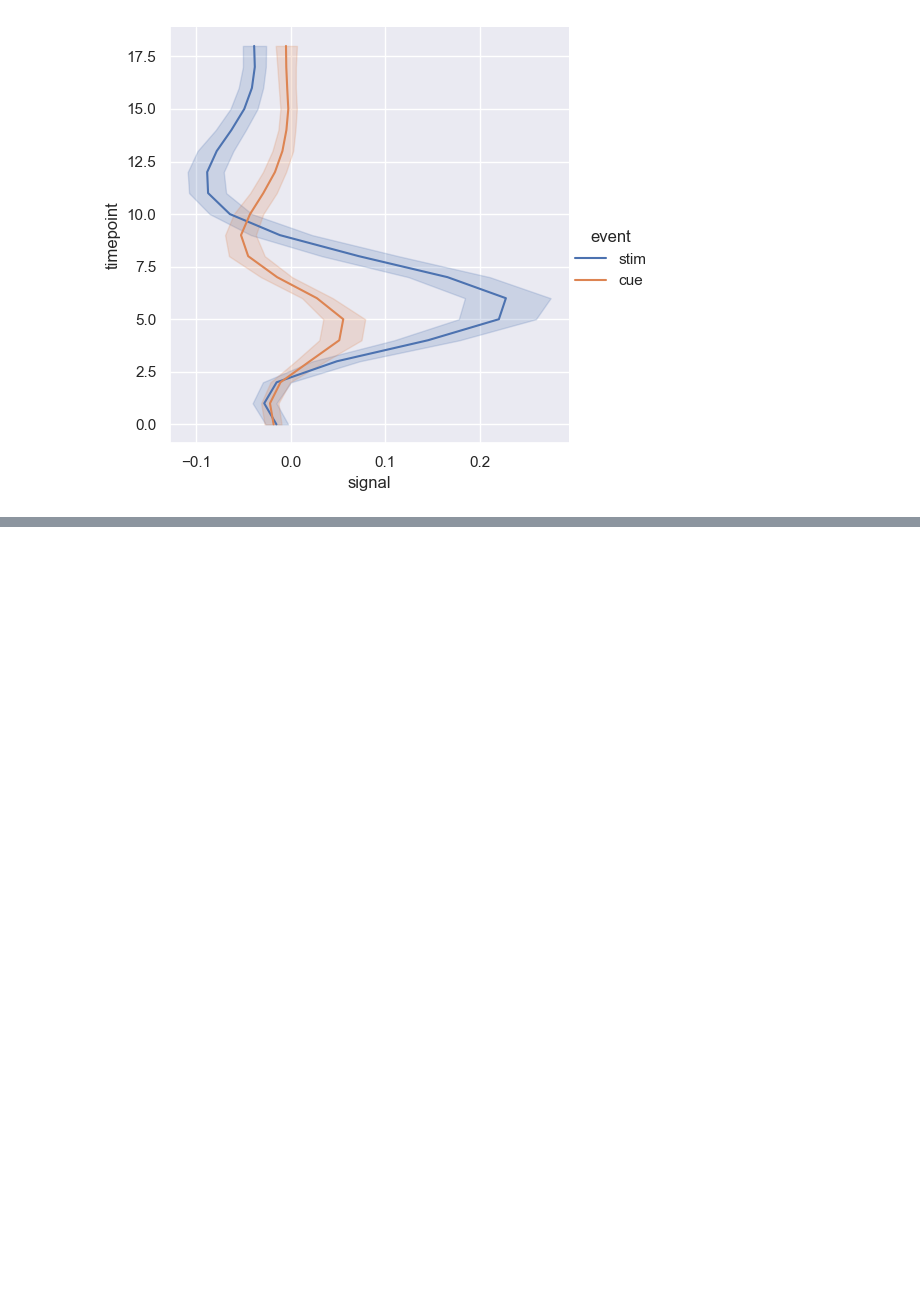
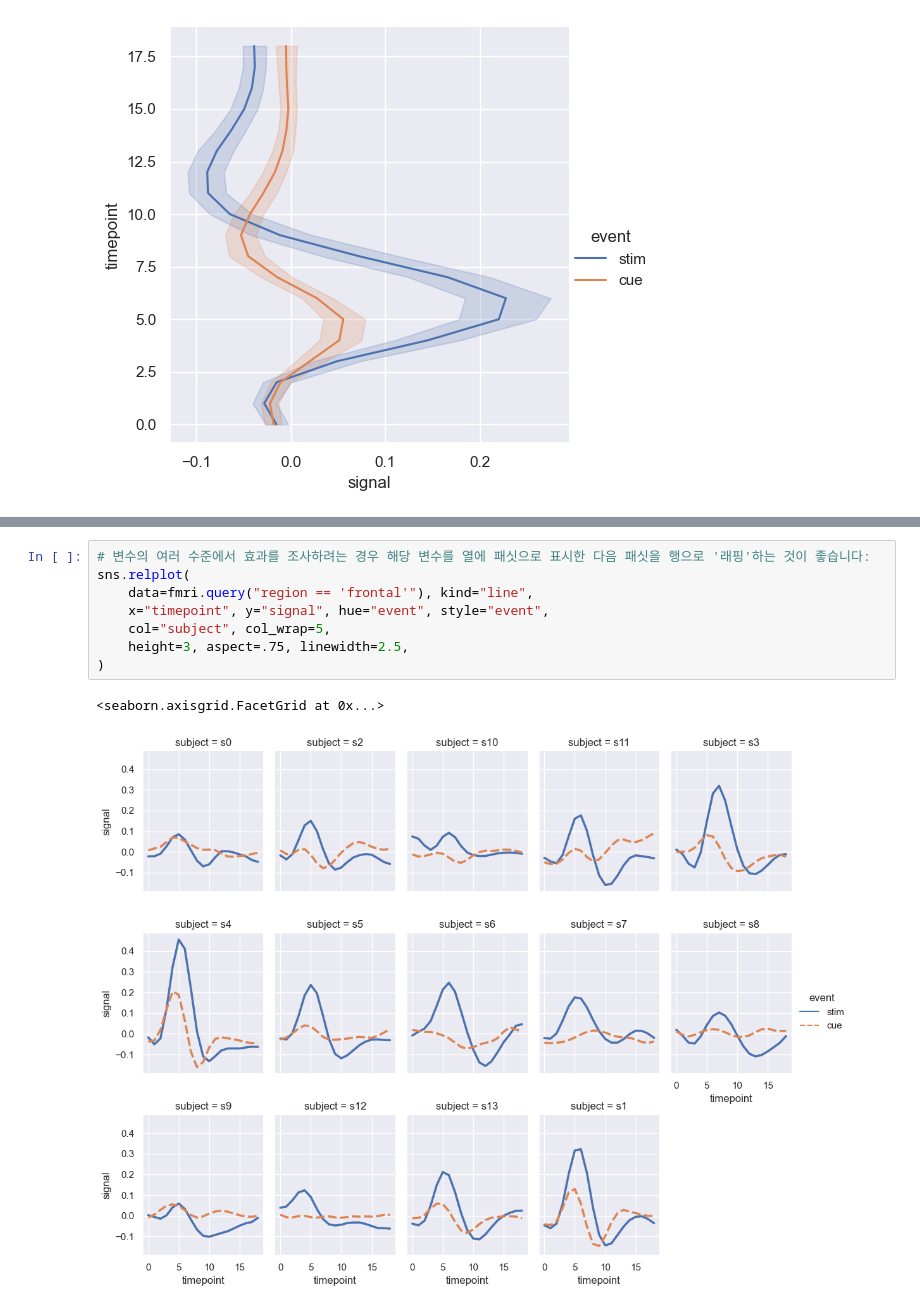
Before and after one commit to jhwn533/Pallet-Town, a Jupyter notebook: Seaborn_Tutorial/Visualizing statistical relationships.ipynb, the cells around one changed output, grey strips where cells are left out. Cells and saved outputs as stored; diff of their text form; blank space fills up the shorter version.

```diff
--- a/Seaborn_Tutorial/Visualizing statistical relationships.ipynb
+++ b/Seaborn_Tutorial/Visualizing statistical relationships.ipynb
@@ -298,0 +329,11 @@ sns.relplot(
+# %%
+# 변수의 여러 수준에서 효과를 조사하려는 경우 해당 변수를 열에 패싯으로 표시한 다음 패싯을 행으로 '래핑'하는 것이 좋습니다:
+sns.relplot(
+    data=fmri.query("region == 'frontal'"), kind="line",
+    x="timepoint", y="signal", hue="event", style="event",
+    col="subject", col_wrap=5,
+    height=3, aspect=.75, linewidth=2.5,
+)
+# %% [output]
+<seaborn.axisgrid.FacetGrid at 0x...>
+[figure, added]
```
Also changed, not shown: parts of 26 cells of this notebook.
